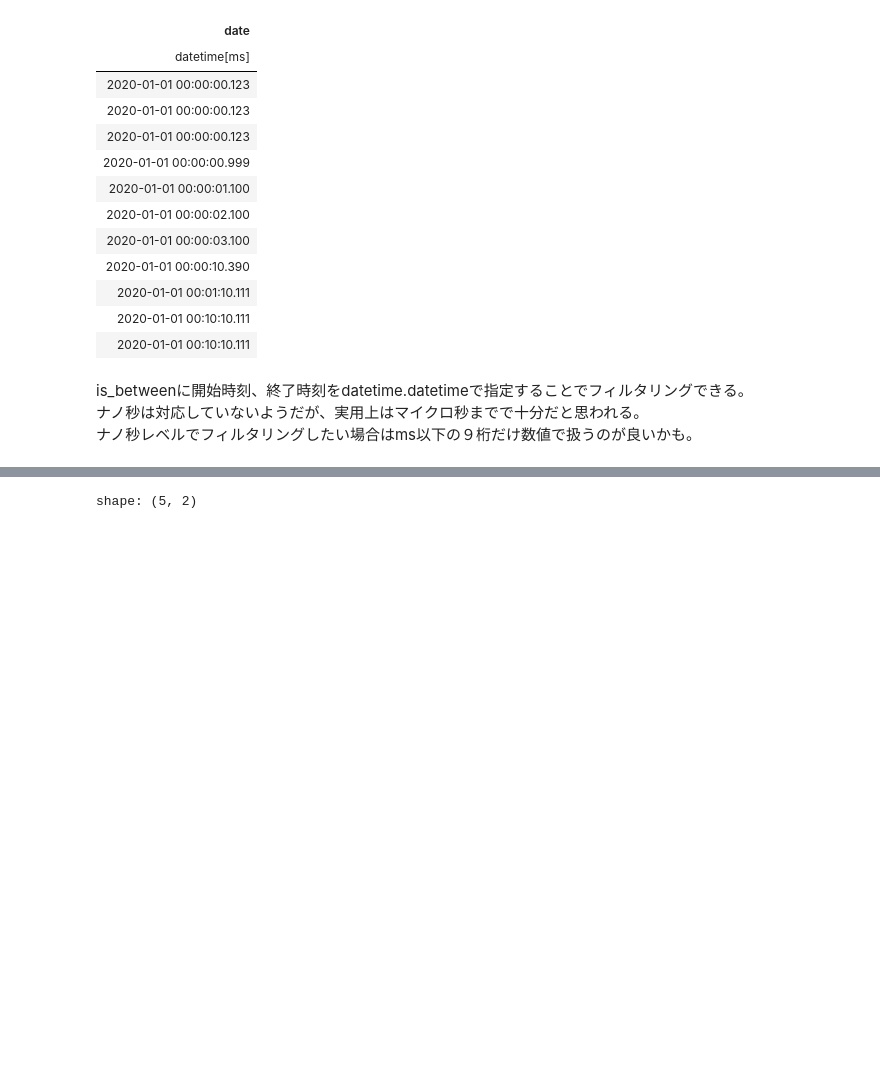
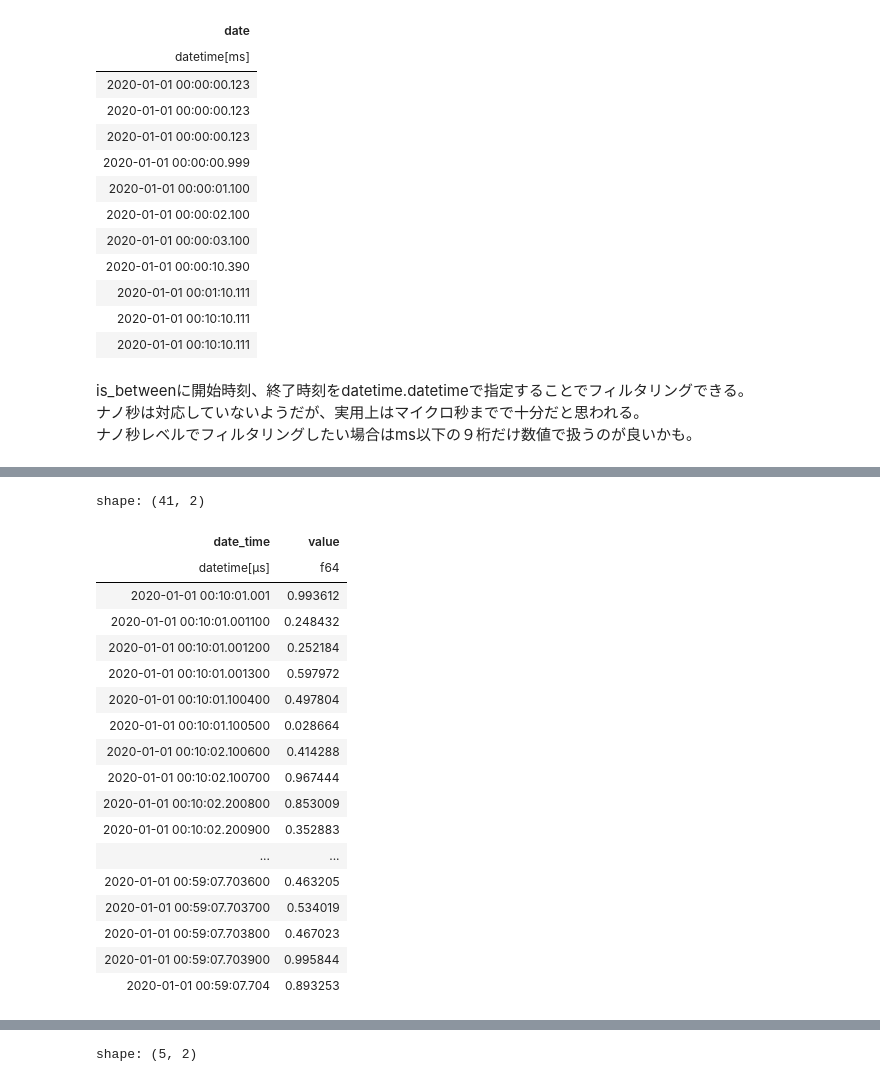
Before and after one commit to Mr-Garlic-Shrimp/TIL, a Jupyter notebook: Python/advanced/Processing_Various_Data/Processing_Time_Series_data/Handling_time_series_data_with_Polars.ipynb, the cells around one changed output, grey strips where cells are left out. Drawn from its saved outputs; the diff is of its cells as text; code cells hidden in the pictures; blank space fills up the shorter version.

```diff
--- a/Python/advanced/Processing_Various_Data/Processing_Time_Series_data/Handling_time_series_data_with_Polars.ipynb
+++ b/Python/advanced/Processing_Various_Data/Processing_Time_Series_data/Handling_time_series_data_with_Polars.ipynb
@@ -379,0 +422,41 @@ is_betweenに開始時刻、終了時刻をdatetime.datetimeで指定するこ
+# %%
+# sampleデータ読み込み。年月日、時分、秒、ミリ秒、マイクロ秒、ナノ秒はそれぞれ別カラムにしている。
+dtypes = {
+    'YMD': str,
+    'HM': str,
+    's': str,
+    'ms': str,
+    'us': str,
+    'ns': str,
+    'value': float
+}
+df = pl.read_csv('./input/time_series/time_series_data_sample_1_3.csv', dtypes=dtypes)
+
+# 基本的に20200101 00:00:00.123456789のような形になるようにスペース、ドットを足せば変換できる。
+df_agg = df.with_columns(
+    (pl.col('YMD') + pl.col('HM') + pl.col('s') + '.' + pl.col('ms') + pl.col('us') + pl.col('ns')).str
+    .strptime(pl.Datetime('us'), "%Y%m%d%H%M%S%.f").alias('date_time')
+).select(
+    ['date_time', 'value']
+).sort(by='date_time')
+df_agg
+# %% [output]
+shape: (41, 2)
+| date_time | value |
+| datetime[μs] | f64 |
+| 2020-01-01 00:10:01.001 | 0.993612 |
+| 2020-01-01 00:10:01.001100 | 0.248432 |
+| 2020-01-01 00:10:01.001200 | 0.252184 |
+| 2020-01-01 00:10:01.001300 | 0.597972 |
+| 2020-01-01 00:10:01.100400 | 0.497804 |
+| 2020-01-01 00:10:01.100500 | 0.028664 |
+| 2020-01-01 00:10:02.100600 | 0.414288 |
+| 2020-01-01 00:10:02.100700 | 0.967444 |
+| 2020-01-01 00:10:02.200800 | 0.853009 |
+| 2020-01-01 00:10:02.200900 | 0.352883 |
+| ... | ... |
+| 2020-01-01 00:59:07.703600 | 0.463205 |
+| 2020-01-01 00:59:07.703700 | 0.534019 |
+| 2020-01-01 00:59:07.703800 | 0.467023 |
+| 2020-01-01 00:59:07.703900 | 0.995844 |
+| 2020-01-01 00:59:07.704 | 0.893253 |
```
Also changed, not shown: parts of 13 cells of this notebook, 2 other files.
